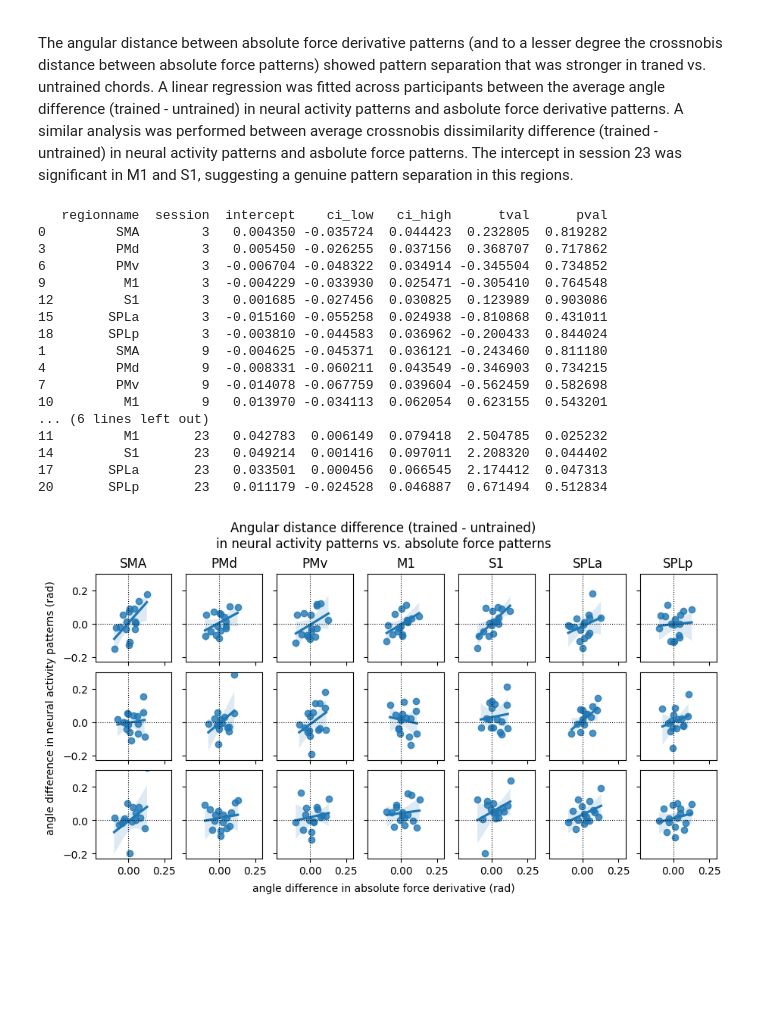
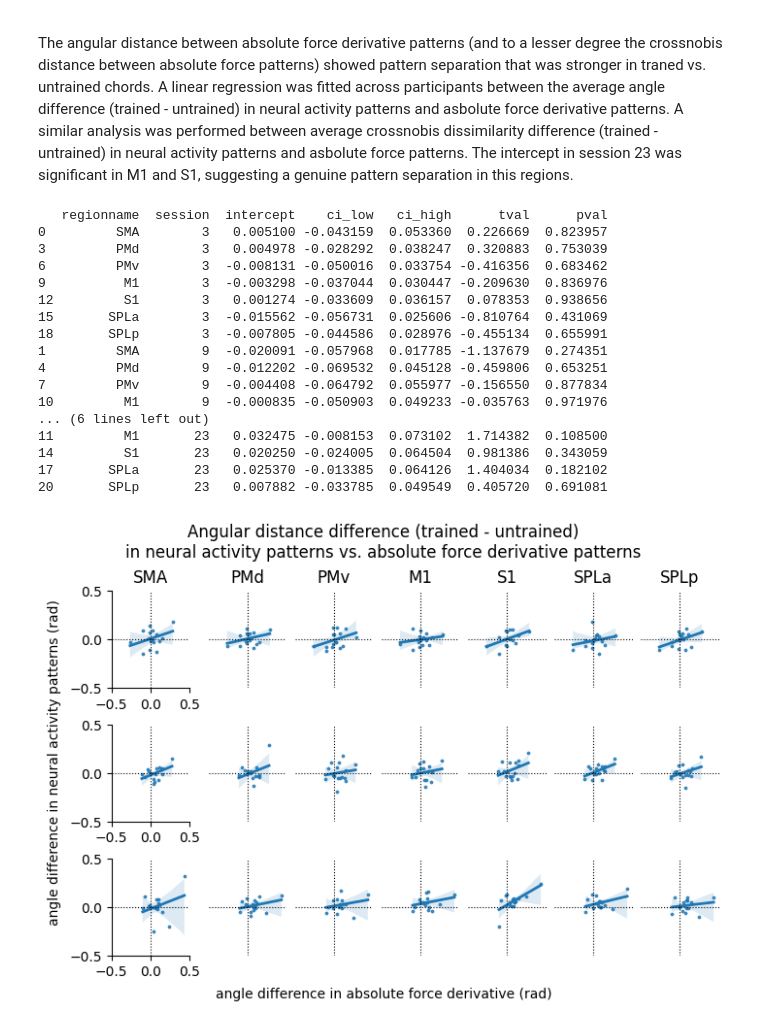
Before and after one commit to mnlmrc/EFC_learningfMRI, a Jupyter notebook: notebooks/pattern_force.ipynb, the cells around one changed output. Cells and saved outputs as stored; diff of their text form; code cells hidden in the pictures; blank space fills up the shorter version.

```diff
--- a/notebooks/pattern_force.ipynb
+++ b/notebooks/pattern_force.ipynb
@@ -187,11 +191,11 @@ dist_neural_g['theta'] = np.arccos(1 - dist_neural_g.cosine)
 diff_neural = util.diff_trained_untrained(dist_neural_g, stat, on=['session', 'sn', 'roi', 'Hem'])
 
 # difference in force dissimilarities
-dist_force_g_der = dist_force_g[dist_force_g.metric=='abs']
+dist_force_g_der = dist_force_g[dist_force_g.metric=='der']
 diff_force  = util.diff_trained_untrained(dist_force_g_der, stat, on=['session', 'sn'])
 lin_model = {(roi, sess): [] for roi, sess in itertools.product(rois, gl.sessions)}
 
-fig, axs = plt.subplots(len(gl.sessions), len(rois), constrained_layout=True, sharex=True, sharey=True, figsize=(9, 5))
+fig, axs = plt.subplots(len(gl.sessions), len(rois), constrained_layout=True, sharex=True, sharey=True, figsize=(7, 5))
 
 for r, roi in enumerate(rois):
         for s, sess in enumerate(gl.sessions):
@@ -202,55 +206,63 @@ for r, roi in enumerate(rois):
 
                 lin_model[(roi, sess)] = smf.ols('neural~force', data=data).fit()
 
-                sb.regplot(data, x='force', y='neural', ax=ax)
+                sb.regplot(data, x='force', y='neural', ax=ax, scatter_kws={'s': 3}, line_kws={'lw': 2})
 
                 ax.set_title(roi if s==0 else None)
                 ax.set_ylabel(None)
                 ax.set_xlabel(None)
-                ax.set_ylim([-.23, .3])
-                ax.set_xlim([-.23, .3])
+                ax.set_ylim([-.5, .5])
+                ax.set_xlim([-.5, .5])
                 ax.axhline(0, color='k', lw=.8, ls=':')
                 ax.axvline(0, color='k', lw=.8, ls=':')
+
+                # left spine only in the first column, bottom spine only in the last row
+                first_col = r == 0
+                last_row  = s == len(gl.sessions) - 1
+                sb.despine(ax=ax, left=not first_col, bottom=not first_col)
+                ax.tick_params(left=first_col, bottom=first_col, labelbottom=first_col)
 
 fig.supylabel('angle difference in neural activity patterns (rad)', fontsize=10)
 fig.supxlabel('angle difference in absolute force derivative (rad)', fontsize=10)
 
-fig.suptitle('Angular distance difference (trained - untrained)\nin neural activity patterns vs. absolute force patterns')
+fig.suptitle('Angular distance difference (trained - untrained)\nin neural activity patterns vs. absolute force derivative patterns')
+
+fig.savefig('figures/regression_force_der.pdf')
 
 records = []
 for (roi, sess), res in lin_model.items():
         lo, hi = res.conf_int().loc['Intercept']
         records.append({
                 'regionname': roi,
                 'session':    sess,
                 'intercept':  res.params['Intercept'],
                 'ci_low':     lo,
                 'ci_high':    hi,
                 'tval':       res.tvalues['Intercept'],
                 'pval':       res.pvalues['Intercept'],
         })
 intercepts               = pd.DataFrame(records)
 intercepts['regionname'] = pd.Categorical(intercepts.regionname, categories=gl.rois[atlas], ordered=True)
 intercepts.sort_values(by=['session', 'regionname'], inplace=True)
 print(intercepts)
 
 plt.show()
 # %% [output]
    regionname  session  intercept    ci_low   ci_high      tval      pval
-0         SMA        3   0.004350 -0.035724  0.044423  0.232805  0.819282
-3         PMd        3   0.005450 -0.026255  0.037156  0.368707  0.717862
-6         PMv        3  -0.006704 -0.048322  0.034914 -0.345504  0.734852
-9          M1        3  -0.004229 -0.033930  0.025471 -0.305410  0.764548
-12         S1        3   0.001685 -0.027456  0.030825  0.123989  0.903086
-15       SPLa        3  -0.015160 -0.055258  0.024938 -0.810868  0.431011
-18       SPLp        3  -0.003810 -0.044583  0.036962 -0.200433  0.844024
-1         SMA        9  -0.004625 -0.045371  0.036121 -0.243460  0.811180
-4         PMd        9  -0.008331 -0.060211  0.043549 -0.346903  0.734215
-7         PMv        9  -0.014078 -0.067759  0.039604 -0.562459  0.582698
-10         M1        9   0.013970 -0.034113  0.062054  0.623155  0.543201
+0         SMA        3   0.005100 -0.043159  0.053360  0.226669  0.823957
+3         PMd        3   0.004978 -0.028292  0.038247  0.320883  0.753039
+6         PMv        3  -0.008131 -0.050016  0.033754 -0.416356  0.683462
+9          M1        3  -0.003298 -0.037044  0.030447 -0.209630  0.836976
+12         S1        3   0.001274 -0.033609  0.036157  0.078353  0.938656
+15       SPLa        3  -0.015562 -0.056731  0.025606 -0.810764  0.431069
+18       SPLp        3  -0.007805 -0.044586  0.028976 -0.455134  0.655991
+1         SMA        9  -0.020091 -0.057968  0.017785 -1.137679  0.274351
+4         PMd        9  -0.012202 -0.069532  0.045128 -0.459806  0.653251
+7         PMv        9  -0.004408 -0.064792  0.055977 -0.156550  0.877834
+10         M1        9  -0.000835 -0.050903  0.049233 -0.035763  0.971976
 ... (6 lines left out)
-11         M1       23   0.042783  0.006149  0.079418  2.504785  0.025232
-14         S1       23   0.049214  0.001416  0.097011  2.208320  0.044402
-17       SPLa       23   0.033501  0.000456  0.066545  2.174412  0.047313
-20       SPLp       23   0.011179 -0.024528  0.046887  0.671494  0.512834
+11         M1       23   0.032475 -0.008153  0.073102  1.714382  0.108500
+14         S1       23   0.020250 -0.024005  0.064504  0.981386  0.343059
+17       SPLa       23   0.025370 -0.013385  0.064126  1.404034  0.182102
+20       SPLp       23   0.007882 -0.033785  0.049549  0.405720  0.691081
-[figure, old version]
+[figure, new version]
```
Also changed, not shown: parts of 8 cells of this notebook, 8 other files.
